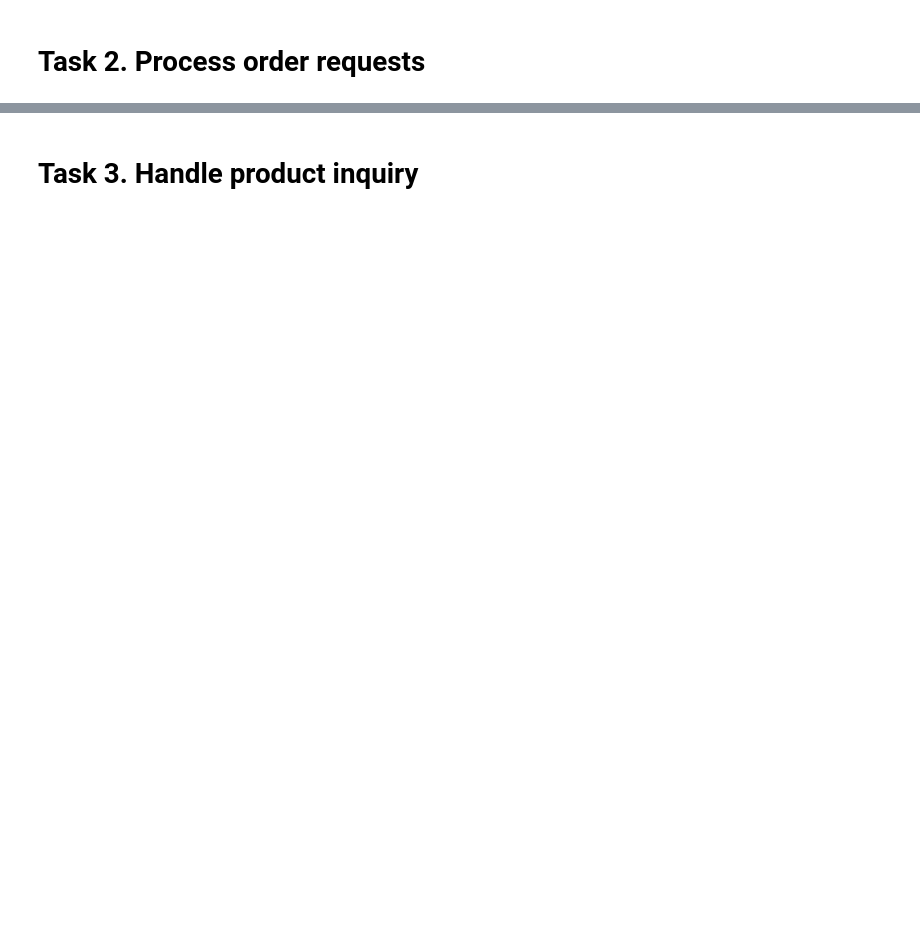
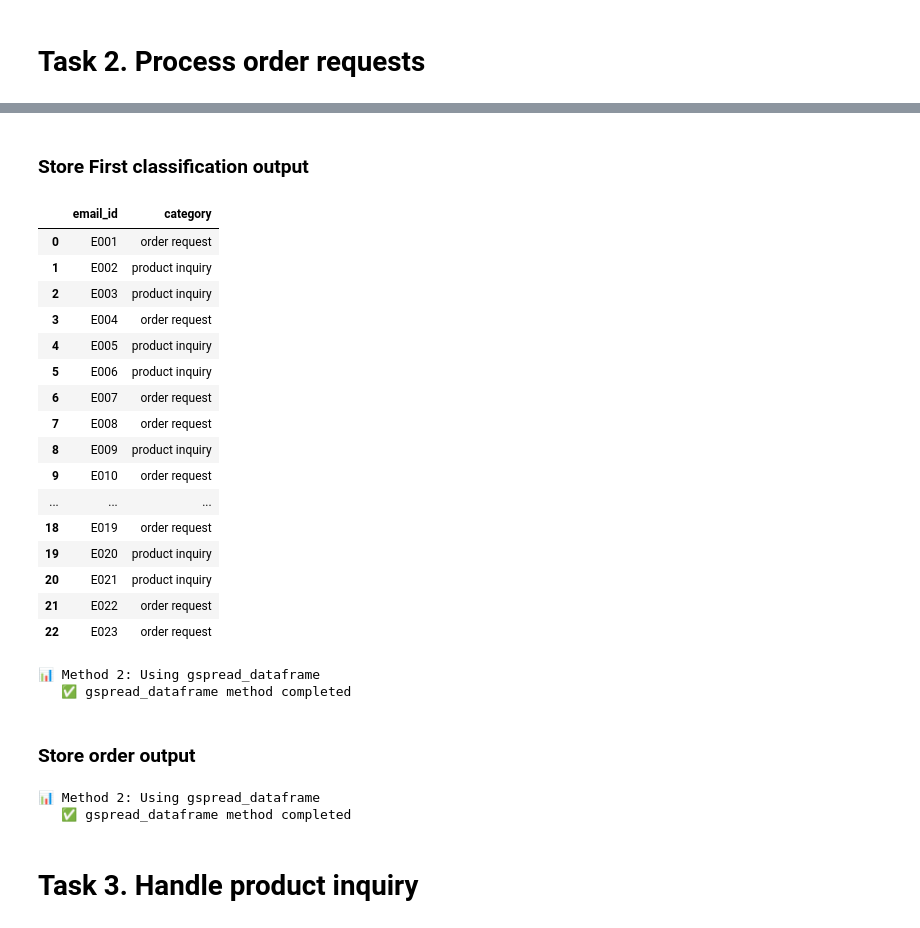
Before and after one commit to pbanavara/notebooks, a Jupyter notebook: Solve_Business_Problems_with_AI.ipynb, the cells around one changed output, grey strips where cells are left out. Saved outputs shown, nothing was run; the diff lists cells and outputs as text; code cells hidden in the pictures; blank space fills up the shorter version.

Commit message:
Solved the Crossoover assignment for product catalog search using LLMs

```diff
--- a/Solve_Business_Problems_with_AI.ipynb
+++ b/Solve_Business_Problems_with_AI.ipynb
@@ -127,7 +128,8 @@ import pandas as pd
 from IPython.display import display
 
 def read_data_frame(document_id, sheet_name):
-    export_link = f"https://docs.google.com/spreadsheets/d/14fKHsblfqZfWj3iAaM2oA51TlYfQlFT4WKo52fVaQ9U/gviz/tq?tqx=out:csv&sheet=emails"
+    export_link = f"https://docs.google.com/spreadsheets/d/{document_id}/gviz/tq?tqx=out:csv&sheet={sheet_name}"
+
     return  pd.read_csv(export_link)
 
 document_id = '14fKHsblfqZfWj3iAaM2oA51TlYfQlFT4WKo52fVaQ9U'
@@ -185,2 +151,23 @@ print(f"Shareable link: https://docs.google.com/spreadsheets/d/{output_document.
 # %% [markdown]
 # Task 1. Classify emails
+# %%
+# Let's classify the emails using OpenAI API using an appropriate prompt
+def classify_email(email_content):
+    prompt = f"""Classify the following email into one of the categories: 'order request', 'product inquiry'. Ensure that the classification is accurate and based on the intent in the email.
+    Provide only the category as the response.
+
+    Email:
+    {email_content}
+    """
+    response = client.chat.completions.create(
+        model="gpt-4o",
+        messages=[
+            {"role": "user", "content": prompt}
+        ]
+    )
+    message = response.choices[0].message.content.strip().lower()
+    return message
+
+# Use the emails_df DataFrame to classify each email and store the results in a new DataFrame
+email_classification_df = emails_df.copy()
+email_classification_df['category'] = email_classification_df['message'].apply(classify_email)
@@ -188,0 +590,2 @@ print(f"Shareable link: https://docs.google.com/spreadsheets/d/{output_document.
+# %% [markdown]
+### Store First classification output
@@ -189,2 +604,52 @@ print(f"Shareable link: https://docs.google.com/spreadsheets/d/{output_document.
+# %%
+email_classification_df_out = email_classification_df[["email_id", "category"]]
+# %% [output]
+|  | email_id | category |
+| 0 | E001 | order request |
+| 1 | E002 | product inquiry |
+| 2 | E003 | product inquiry |
+| 3 | E004 | order request |
+| 4 | E005 | product inquiry |
+| 5 | E006 | product inquiry |
+| 6 | E007 | order request |
+| 7 | E008 | order request |
+| 8 | E009 | product inquiry |
+| 9 | E010 | order request |
+| ... | ... | ... |
+| 18 | E019 | order request |
+| 19 | E020 | product inquiry |
+| 20 | E021 | product inquiry |
+| 21 | E022 | order request |
+| 22 | E023 | order request |
+# %%
+from gspread_dataframe import set_with_dataframe
+
+def gspread_dataframe(worksheet, df):
+    """Method 2: Using gspread_dataframe library (easiest)."""
+
+    print("\n📊 Method 2: Using gspread_dataframe")
+
+    # Clear the worksheet first (optional)
+    worksheet.clear()
+
+    # ✅ Super simple with gspread_dataframe
+    set_with_dataframe(worksheet, df, include_index=False, include_column_header=True)
+    print("   ✅ gspread_dataframe method completed")
+
+gspread_dataframe(email_classification_sheet, email_classification_df_out)
+# %% [output]
+📊 Method 2: Using gspread_dataframe
+   ✅ gspread_dataframe method completed
+# %% [markdown]
+### Store order output
+# %%
+# Does not check for existing sheet, will error if it exists
+order_status_sheet = spreadsheet.add_worksheet(
+    title="order-status", rows=50, cols=5
+)
+gspread_dataframe(order_status_sheet, order_status_df)
+# %% [output]
+📊 Method 2: Using gspread_dataframe
+   ✅ gspread_dataframe method completed
 # %% [markdown]
 # Task 3. Handle product inquiry
```
Also changed, not shown: parts of 21 cells of this notebook.
